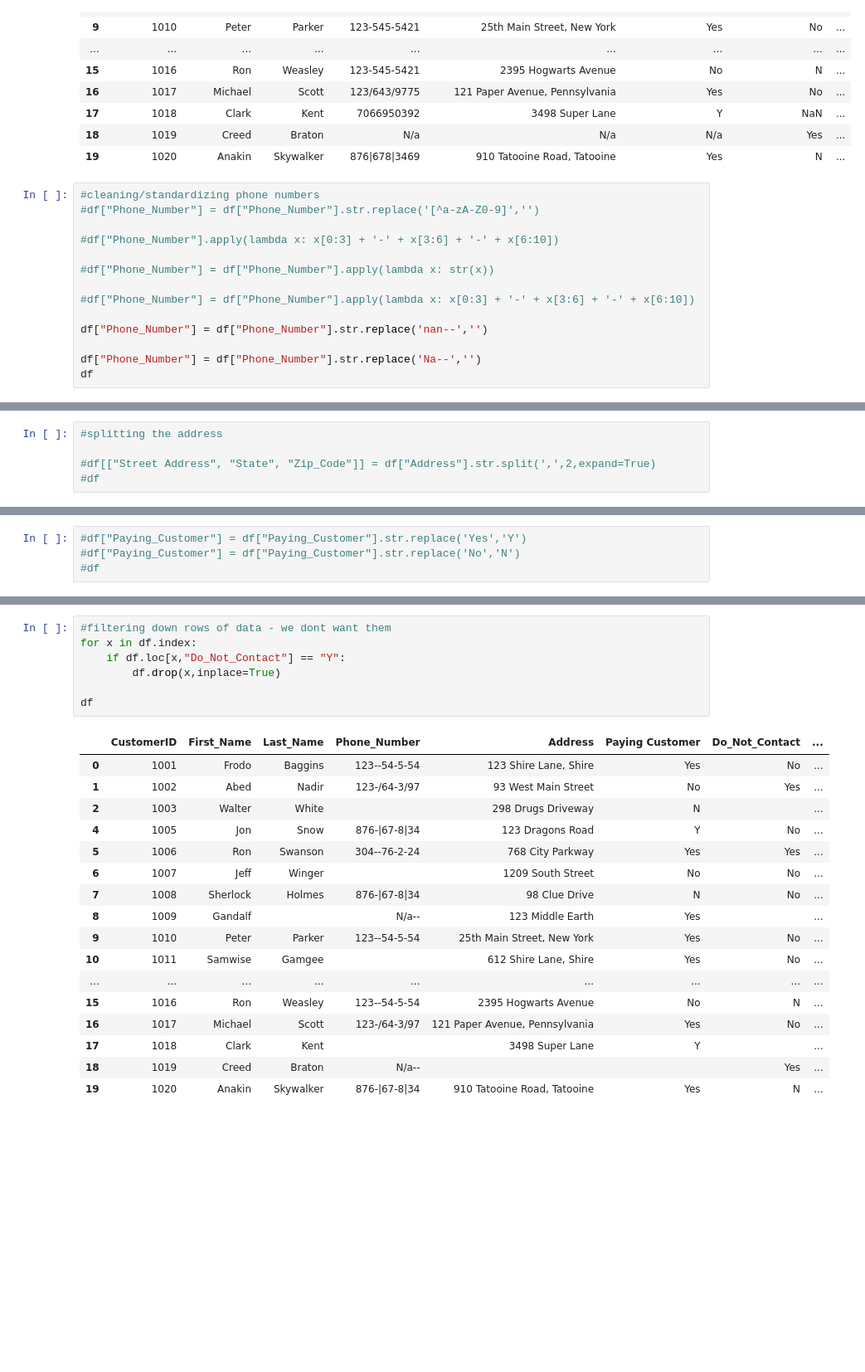
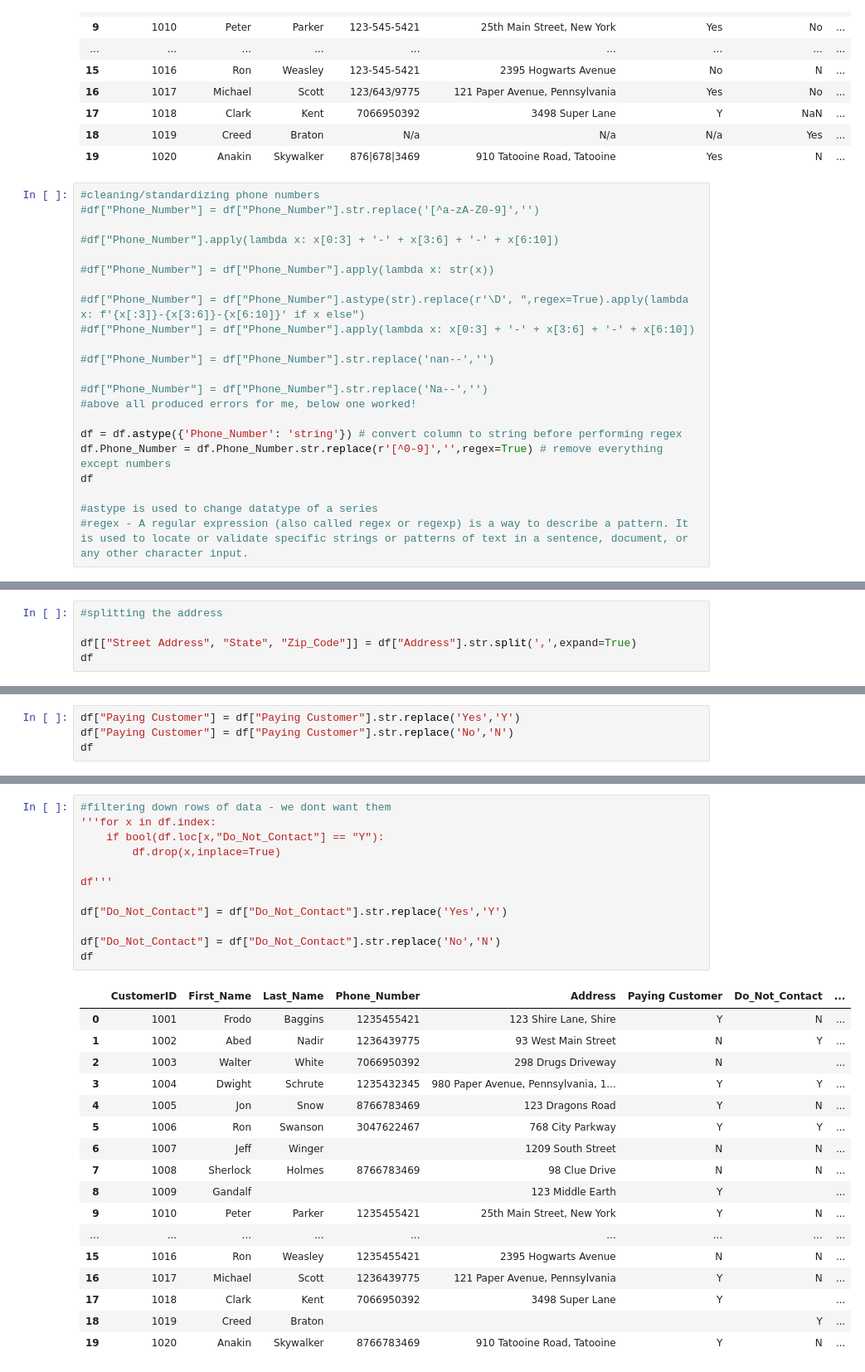
Before and after one commit to kinnari15/Data_Analyst_Portfolio, a Jupyter notebook: Python/Pandas_Project1_DataCleaning.ipynb, the cells around one changed output, grey strips where cells are left out. Shown: that part at 83% size. Cells and saved outputs as stored; diff of their text form; blank space fills up the shorter version.

```diff
--- a/Python/Pandas_Project1_DataCleaning.ipynb
+++ b/Python/Pandas_Project1_DataCleaning.ipynb
@@ -101,10 +101,18 @@ df
 
 #df["Phone_Number"] = df["Phone_Number"].apply(lambda x: str(x))
 
+#df["Phone_Number"] = df["Phone_Number"].astype(str).replace(r'\D', ",regex=True).apply(lambda x: f'{x[:3]}-{x[3:6]}-{x[6:10]}' if x else")
 #df["Phone_Number"] = df["Phone_Number"].apply(lambda x: x[0:3] + '-' + x[3:6] + '-' + x[6:10])
 
-df["Phone_Number"] = df["Phone_Number"].str.replace('nan--','')
+#df["Phone_Number"] = df["Phone_Number"].str.replace('nan--','')
 
-df["Phone_Number"] = df["Phone_Number"].str.replace('Na--','')
+#df["Phone_Number"] = df["Phone_Number"].str.replace('Na--','')
+#above all produced errors for me, below one worked!
+
+df = df.astype({'Phone_Number': 'string'}) # convert column to string before performing regex
+df.Phone_Number = df.Phone_Number.str.replace(r'[^0-9]','',regex=True) # remove everything except numbers
 df
+
+#astype is used to change datatype of a series
+#regex - A regular expression (also called regex or regexp) is a way to describe a pattern. It is used to locate or validate specific strings or patterns of text in a sentence, document, or any other character input.
 # %% [output]
@@ -138,5 +136,5 @@ See the caveats in the documentation: https://pandas.pydata.org/pandas-docs/stab
 # %%
 #splitting the address
 
-#df[["Street Address", "State", "Zip_Code"]] = df["Address"].str.split(',',2,expand=True)
-#df
+df[["Street Address", "State", "Zip_Code"]] = df["Address"].str.split(',',expand=True)
+df
@@ -143,4 +159,4 @@ See the caveats in the documentation: https://pandas.pydata.org/pandas-docs/stab
 # %%
-#df["Paying_Customer"] = df["Paying_Customer"].str.replace('Yes','Y')
-#df["Paying_Customer"] = df["Paying_Customer"].str.replace('No','N')
-#df
+df["Paying Customer"] = df["Paying Customer"].str.replace('Yes','Y')
+df["Paying Customer"] = df["Paying Customer"].str.replace('No','N')
+df
@@ -170,28 +204,33 @@ df
 # %%
 #filtering down rows of data - we dont want them
-for x in df.index:
-    if df.loc[x,"Do_Not_Contact"] == "Y":
+'''for x in df.index:
+    if bool(df.loc[x,"Do_Not_Contact"] == "Y"):
         df.drop(x,inplace=True)
 
+df'''
+
+df["Do_Not_Contact"] = df["Do_Not_Contact"].str.replace('Yes','Y')
+
+df["Do_Not_Contact"] = df["Do_Not_Contact"].str.replace('No','N')
 df
 # %% [output]
 |  | CustomerID | First_Name | Last_Name | Phone_Number | Address | Paying Customer | Do_Not_Contact | ... |
-| 0 | 1001 | Frodo | Baggins | 123--54-5-54 | 123 Shire Lane, Shire | Yes | No | ... |
-| 1 | 1002 | Abed | Nadir | 123-/64-3/97 | 93 West Main Street | No | Yes | ... |
-| 2 | 1003 | Walter | White |  | 298 Drugs Driveway | N |  | ... |
-| 4 | 1005 | Jon | Snow | 876-|67-8|34 | 123 Dragons Road | Y | No | ... |
-| 5 | 1006 | Ron | Swanson | 304--76-2-24 | 768 City Parkway | Yes | Yes | ... |
-| 6 | 1007 | Jeff | Winger |  | 1209 South Street | No | No | ... |
-| 7 | 1008 | Sherlock | Holmes | 876-|67-8|34 | 98 Clue Drive | N | No | ... |
-| 8 | 1009 | Gandalf |  | N/a-- | 123 Middle Earth | Yes |  | ... |
-| 9 | 1010 | Peter | Parker | 123--54-5-54 | 25th Main Street, New York | Yes | No | ... |
-| 10 | 1011 | Samwise | Gamgee |  | 612 Shire Lane, Shire | Yes | No | ... |
+| 0 | 1001 | Frodo | Baggins | 1235455421 | 123 Shire Lane, Shire | Y | N | ... |
+| 1 | 1002 | Abed | Nadir | 1236439775 | 93 West Main Street | N | Y | ... |
+| 2 | 1003 | Walter | White | 7066950392 | 298 Drugs Driveway | N |  | ... |
+| 3 | 1004 | Dwight | Schrute | 1235432345 | 980 Paper Avenue, Pennsylvania, 1... | Y | Y | ... |
+| 4 | 1005 | Jon | Snow | 8766783469 | 123 Dragons Road | Y | N | ... |
+| 5 | 1006 | Ron | Swanson | 3047622467 | 768 City Parkway | Y | Y | ... |
+| 6 | 1007 | Jeff | Winger |  | 1209 South Street | N | N | ... |
+| 7 | 1008 | Sherlock | Holmes | 8766783469 | 98 Clue Drive | N | N | ... |
+| 8 | 1009 | Gandalf |  |  | 123 Middle Earth | Y |  | ... |
+| 9 | 1010 | Peter | Parker | 1235455421 | 25th Main Street, New York | Y | N | ... |
 | ... | ... | ... | ... | ... | ... | ... | ... | ... |
-| 15 | 1016 | Ron | Weasley | 123--54-5-54 | 2395 Hogwarts Avenue | No | N | ... |
-| 16 | 1017 | Michael | Scott | 123-/64-3/97 | 121 Paper Avenue, Pennsylvania | Yes | No | ... |
-| 17 | 1018 | Clark | Kent |  | 3498 Super Lane | Y |  | ... |
-| 18 | 1019 | Creed | Braton | N/a-- |  |  | Yes | ... |
-| 19 | 1020 | Anakin | Skywalker | 876-|67-8|34 | 910 Tatooine Road, Tatooine | Yes | N | ... |
+| 15 | 1016 | Ron | Weasley | 1235455421 | 2395 Hogwarts Avenue | N | N | ... |
+| 16 | 1017 | Michael | Scott | 1236439775 | 121 Paper Avenue, Pennsylvania | Y | N | ... |
+| 17 | 1018 | Clark | Kent | 7066950392 | 3498 Super Lane | Y |  | ... |
+| 18 | 1019 | Creed | Braton |  |  |  | Y | ... |
+| 19 | 1020 | Anakin | Skywalker | 8766783469 | 910 Tatooine Road, Tatooine | Y | N | ... |
 # %%
 df["Do_Not_Contact"].replace('','N')
 # %% [output]
```
Also changed, not shown: parts of 7 cells of this notebook.
